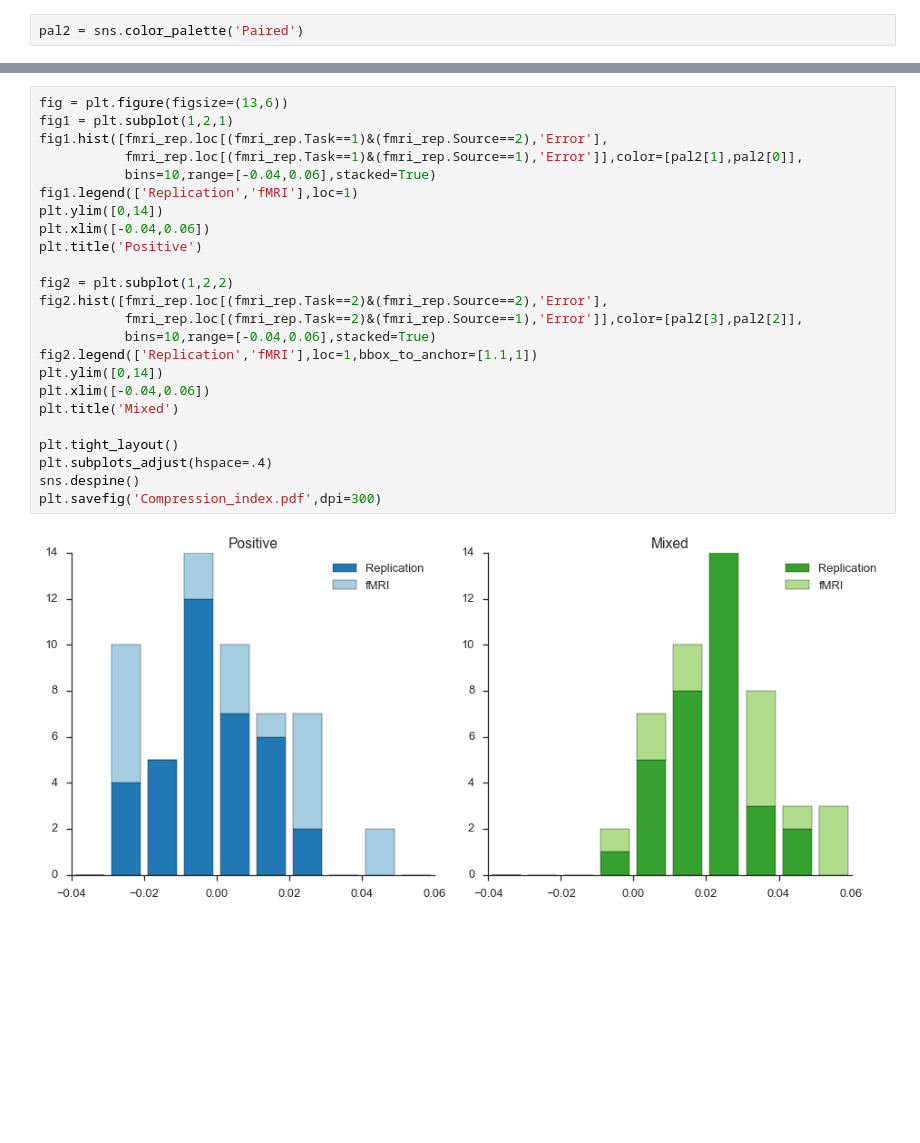
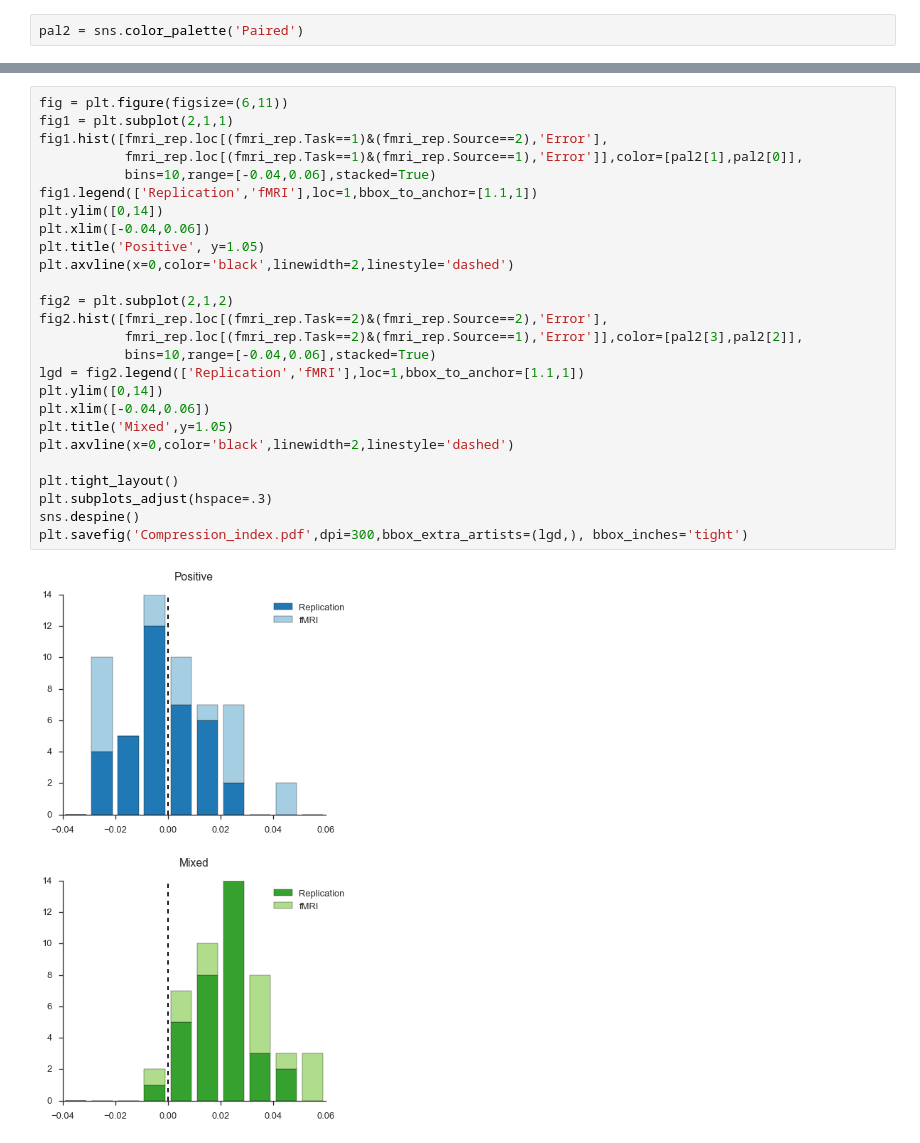
Before and after one commit to franink/Fractions, a Jupyter notebook: Data_Analyses/NLine_Behavioral.ipynb, the cells around one changed output, grey strips where cells are left out. Drawn from its saved outputs; the diff is of its cells as text; blank space fills up the shorter version.

Commit message:
vertical stack histogram

```diff
--- a/Data_Analyses/NLine_Behavioral.ipynb
+++ b/Data_Analyses/NLine_Behavioral.ipynb
@@ -2536,26 +2535,28 @@ plt.savefig('Compression_index.pdf',dpi=300)
 # %%
-fig = plt.figure(figsize=(13,6))
-fig1 = plt.subplot(1,2,1)
+fig = plt.figure(figsize=(6,11))
+fig1 = plt.subplot(2,1,1)
 fig1.hist([fmri_rep.loc[(fmri_rep.Task==1)&(fmri_rep.Source==2),'Error'],
            fmri_rep.loc[(fmri_rep.Task==1)&(fmri_rep.Source==1),'Error']],color=[pal2[1],pal2[0]],
            bins=10,range=[-0.04,0.06],stacked=True)
-fig1.legend(['Replication','fMRI'],loc=1)
+fig1.legend(['Replication','fMRI'],loc=1,bbox_to_anchor=[1.1,1])
 plt.ylim([0,14])
 plt.xlim([-0.04,0.06])
-plt.title('Positive')
+plt.title('Positive', y=1.05)
+plt.axvline(x=0,color='black',linewidth=2,linestyle='dashed')
 
-fig2 = plt.subplot(1,2,2)
+fig2 = plt.subplot(2,1,2)
 fig2.hist([fmri_rep.loc[(fmri_rep.Task==2)&(fmri_rep.Source==2),'Error'],
            fmri_rep.loc[(fmri_rep.Task==2)&(fmri_rep.Source==1),'Error']],color=[pal2[3],pal2[2]],
            bins=10,range=[-0.04,0.06],stacked=True)
-fig2.legend(['Replication','fMRI'],loc=1,bbox_to_anchor=[1.1,1])
+lgd = fig2.legend(['Replication','fMRI'],loc=1,bbox_to_anchor=[1.1,1])
 plt.ylim([0,14])
 plt.xlim([-0.04,0.06])
-plt.title('Mixed')
+plt.title('Mixed',y=1.05)
+plt.axvline(x=0,color='black',linewidth=2,linestyle='dashed')
 
 plt.tight_layout()
-plt.subplots_adjust(hspace=.4)
+plt.subplots_adjust(hspace=.3)
 sns.despine()
-plt.savefig('Compression_index.pdf',dpi=300)
+plt.savefig('Compression_index.pdf',dpi=300,bbox_extra_artists=(lgd,), bbox_inches='tight')
 # %% [output]
-[figure, old version]
+[figure, new version]
```
Also changed, not shown: parts of 18 cells of this notebook.
